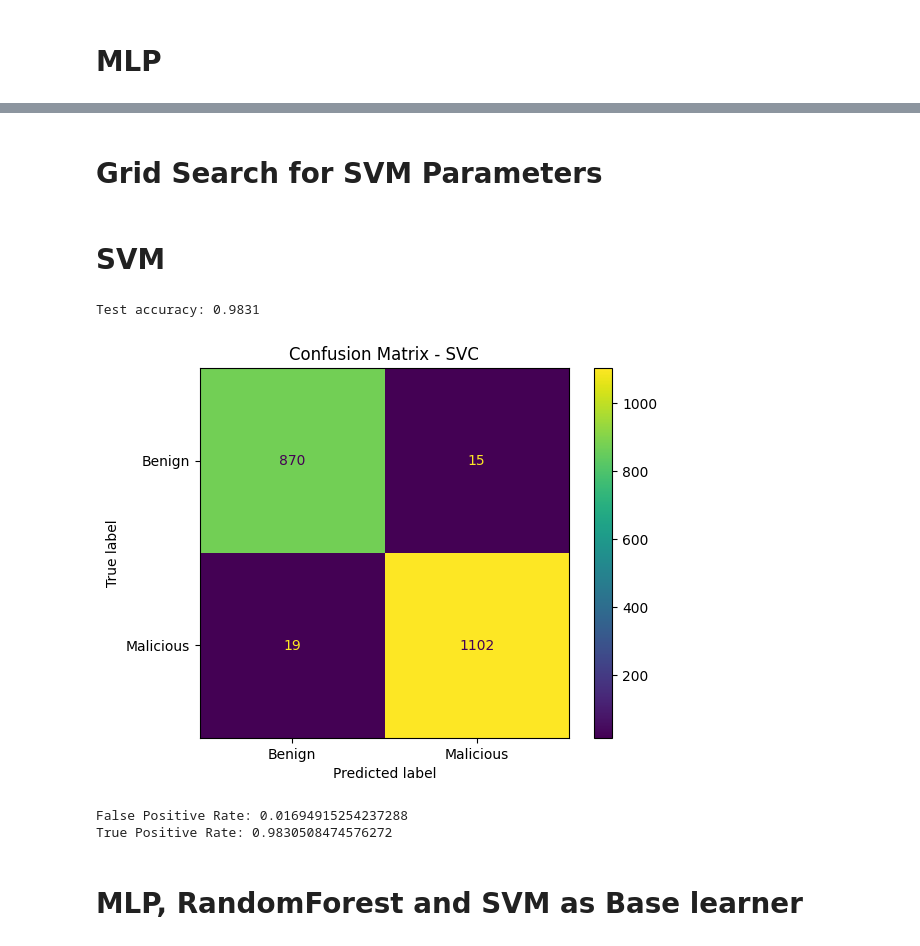
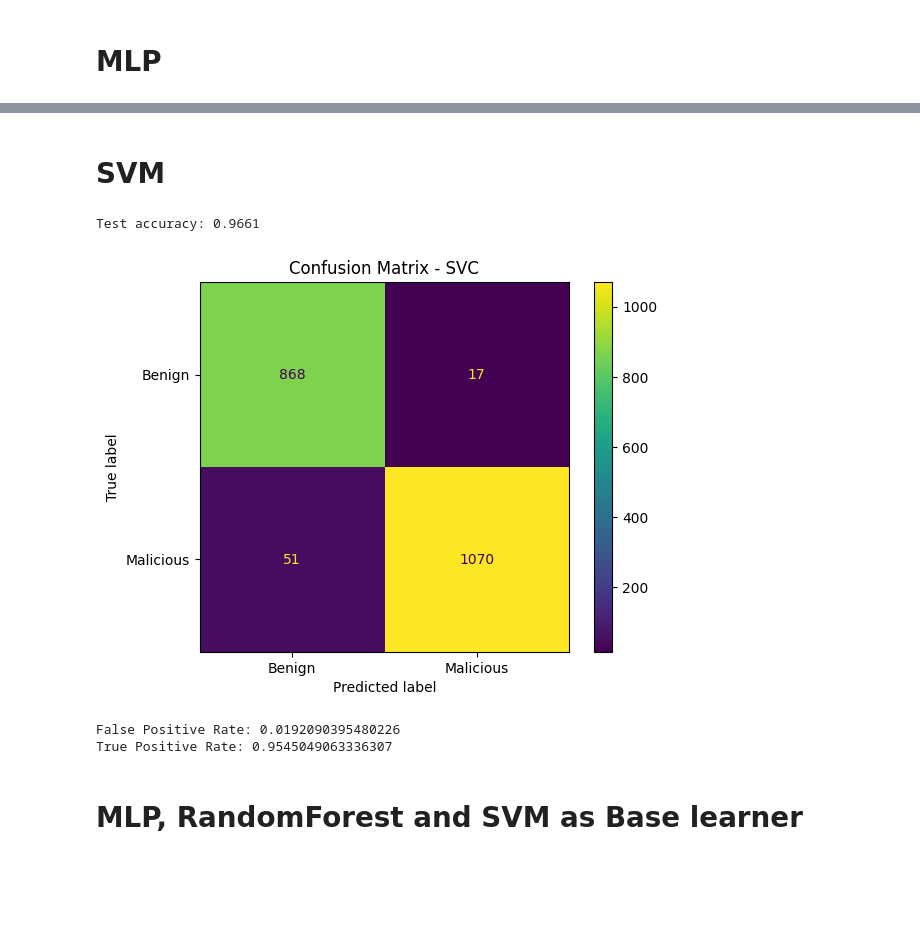
Before and after one commit to HimanS1708/CS658_Project, a Jupyter notebook: Model/final_original.ipynb, the cells around one changed output, grey strips where cells are left out. Cells and saved outputs as stored; diff of their text form; code cells hidden in the pictures; blank space fills up the shorter version.

```diff
--- a/Model/final_original.ipynb
+++ b/Model/final_original.ipynb
@@ -522,7 +452,7 @@ y = data.iloc[:, -1].values   # The last column as the target
 feature_names = data.columns[:-1]
 
 # Train the Random Forest model using all features
-rf = RandomForestClassifier(n_estimators=200, max_depth=20, min_samples_leaf=1, min_samples_split=2, random_state=42)
+rf = RandomForestClassifier()
 rf.fit(X, y)
 
 # Extract feature importances
@@ -787,2 +608,0 @@ Accuracy Score: 0.9950149551345963
-# %% [markdown]
-# Grid Search for SVM Parameters
@@ -826,38 +614,38 @@ X_train, X_test, y_train, y_test = train_test_split(X, y, test_size=0.2, random_
 
 # Scale the features
 scaler = StandardScaler()
 X_train_scaled = scaler.fit_transform(X_train)
 X_test_scaled = scaler.transform(X_test)
 
 # Create SVM classifier with best parameters found from grid search
-svc = SVC(C=100, kernel='rbf', gamma='scale', random_state=42)
+svc = SVC()
 
 # Train the model
 svc.fit(X_train_scaled, y_train)
 
 # Make predictions
 y_pred = svc.predict(X_test_scaled)
 
 # Calculate accuracy
 accuracy = accuracy_score(y_test, y_pred)
 print(f"Test accuracy: {accuracy:.4f}")
 
 # Create confusion matrix visualization
 cm = confusion_matrix(y_test, y_pred)
 disp = ConfusionMatrixDisplay(confusion_matrix=cm, display_labels=['Benign', 'Malicious'])
 disp.plot()
 plt.title('Confusion Matrix - SVC')
 plt.show()
 
 # Calculate and print additional metrics
 tn, fp, fn, tp = cm.ravel()
 print(f'False Positive Rate: {fp / (fp + tn)}')
 print(f'True Positive Rate: {tp / (tp + fn)}')
 # %% [output]
-Test accuracy: 0.9831
+Test accuracy: 0.9661
-[figure, old version]
+[figure, new version]
-False Positive Rate: 0.01694915254237288
-True Positive Rate: 0.9830508474576272
+False Positive Rate: 0.0192090395480226
+True Positive Rate: 0.9545049063336307
 # %% [markdown]
 # MLP, RandomForest and SVM as Base learner
 # %%
```
Also changed, not shown: parts of 52 cells of this notebook, 9 other files.
